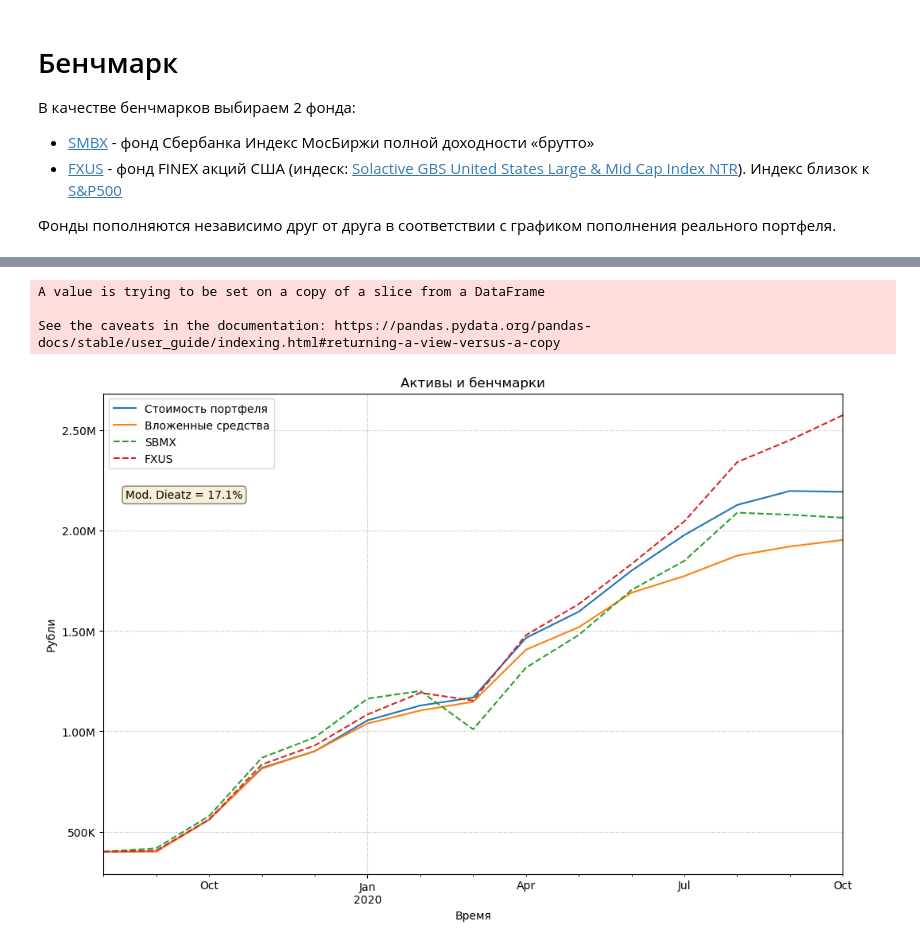
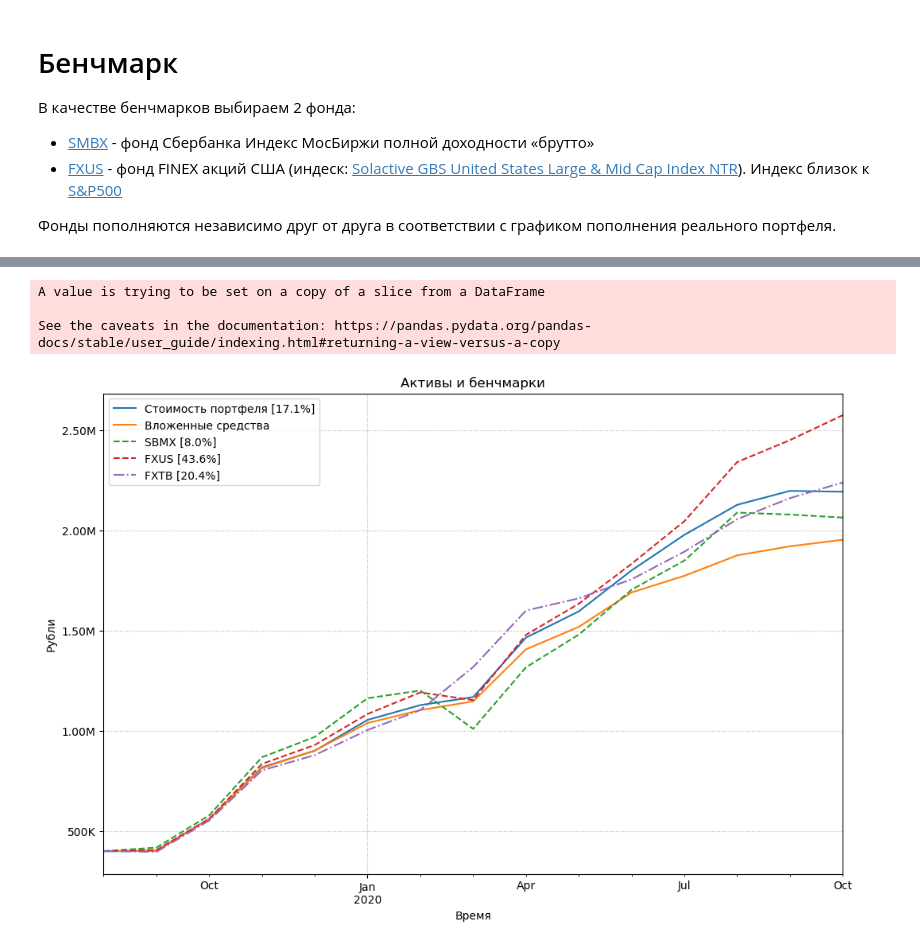
Before and after one commit to HexQuant/Investment-Analysis, a Jupyter notebook: sber_portfolio.ipynb, the cells around one changed output, grey strips where cells are left out. Saved outputs shown, nothing was run; the diff lists cells and outputs as text; code cells hidden in the pictures.

```diff
--- a/sber_portfolio.ipynb
+++ b/sber_portfolio.ipynb
@@ -247,48 +261,66 @@ gg.loc['2020-04']['cash'] += 52000
 
 gg['inflow'] -= gg['cash']
 
-from operator import attrgetter
-# Modified Dietz
-gg['period'] = (gg.index.to_series() - gg.index[0]).apply(attrgetter('n'))
-gg['period'] = 1 - gg['period'] / gg.iloc[-1]['period']
-month_num = (gg.index[-1]-gg.index[0]).n
-gg.loc[gg.index[-1], 'period']= 1/month_num/2
-gg['waf'] = gg['inflow'] * gg['period']
+gg['cum_inflow'] = gg['inflow'].cumsum()
 
-gg['cum_inflow'] = gg['inflow'].cumsum()
-ModDietz = (gg.iloc[-1]['all_cost'] - gg.iloc[-1]['cum_inflow']) / gg['waf'].sum()
-ModDietz = (ModDietz+1)**(12/month_num)-1
-
-benchmarks = load_benchmarks(['SBMX', 'FXUS'])
+# Бенчмарки
+benchmarks = load_benchmarks(['SBMX', 'FXUS', 'FXTB'])
 gg['sbmx_price']=benchmarks['SBMX']
 # С учётом суммарной комисии 0.1%
 gg['sbmx_stocks'] = (gg['inflow'] / gg['sbmx_price']) * (1-0.001)
 gg['sbmx'] = gg['sbmx_stocks'].cumsum() * gg['sbmx_price']
 
 gg['fxus_price']=benchmarks['FXUS']
 # С учётом суммарной комисии 0.1%
 gg['fxus_stocks'] = (gg['inflow'] / gg['fxus_price']) * (1-0.001)
 gg['fxus'] = gg['fxus_stocks'].cumsum() * gg['fxus_price']
 
+gg['fxtb_price']=benchmarks['FXTB']
+# С учётом суммарной комисии 0.1%
+gg['fxtb_stocks'] = (gg['inflow'] / gg['fxtb_price']) * (1-0.001)
+gg['fxtb'] = gg['fxtb_stocks'].cumsum() * gg['fxtb_price']
+
+from operator import attrgetter
+# Modified Dietz
+gg['period'] = (gg.index.to_series() - gg.index[0]).apply(attrgetter('n'))
+gg['period'] = 1 - gg['period'] / gg.iloc[-1]['period']
+month_num = (gg.index[-1]-gg.index[0]).n
+gg.loc[gg.index[-1], 'period']= 1/month_num/2
+gg['waf'] = gg['inflow'] * gg['period']
+
+# Доходности
+ModDietz = (gg.iloc[-1]['all_cost'] - gg.iloc[-1]['cum_inflow']) / gg['waf'].sum()
+ModDietz = (ModDietz+1)**(12/month_num)-1
+
+r1 = (gg.iloc[-1]['fxus'] - gg.iloc[-1]['cum_inflow']) / gg['waf'].sum()
+r1 = (r1+1)**(12/month_num)-1
+
+r2 = (gg.iloc[-1]['sbmx'] - gg.iloc[-1]['cum_inflow']) / gg['waf'].sum()
+r2 = (r2+1)**(12/month_num)-1
+
+r3 = (gg.iloc[-1]['fxtb'] - gg.iloc[-1]['cum_inflow']) / gg['waf'].sum()
+r3 = (r3+1)**(12/month_num)-1
+
 pf_df = dfs['Портфель Ценных Бумаг']
 
 
-ax1 = gg[['all_cost', 'cum_inflow', 'sbmx', 'fxus']].plot(style=['-','-','--', '--'])
+ax1 = gg[['all_cost', 'cum_inflow', 'sbmx', 'fxus', 'fxtb']].plot(style=['-','-','--', '--', '-.'])
 ax1.grid(axis='y', linestyle=':')
 ax1.grid(axis='x', linestyle=':')
 #plt.ticklabel_format(axis="y", style="sci", scilimits=(3, 3))
 mkfunc = lambda x, pos: '%1.2fM' % (x * 1e-6) if x >= 1e6 else '%1.0fK' % (x * 1e-3) if x >= 1e3 else '%1.1f' % x
 mkformatter = matplotlib.ticker.FuncFormatter(mkfunc)
 ax1.yaxis.set_major_formatter(mkformatter)
 ax1.set_ylabel('Рубли')
 ax1.set_xlabel('Время')
-ax1.legend(['Стоимость портфеля', 'Вложенные средства', 'SBMX', 'FXUS'])
+x = lambda s, e: f'{s} [{e*100:1.1f}%]'
+ax1.legend([x('Стоимость портфеля',ModDietz), 'Вложенные средства', x('SBMX',r2), x('FXUS',r1), x('FXTB',r3)])
 ax1.set_title(f'Активы и бенчмарки')
 props = dict(boxstyle='round', facecolor='wheat', alpha=0.5)
-ax1.text(0.03, 0.8, f"Mod. Dieatz = {ModDietz * 100:.1f}%", transform=ax1.transAxes, verticalalignment='top', bbox=props)
+#ax1.text(0.03, 0.77, f"Mod. Dieatz = {ModDietz * 100:.1f}%", transform=ax1.transAxes, verticalalignment='top', bbox=props)
 plt.savefig('sber_portfolio.png')
 # %% [output]
 A value is trying to be set on a copy of a slice from a DataFrame
 
 See the caveats in the documentation: https://pandas.pydata.org/pandas-docs/stable/user_guide/indexing.html#returning-a-view-versus-a-copy
-[figure, old version]
+[figure, new version]
```
Also changed, not shown: parts of 2 cells of this notebook.
